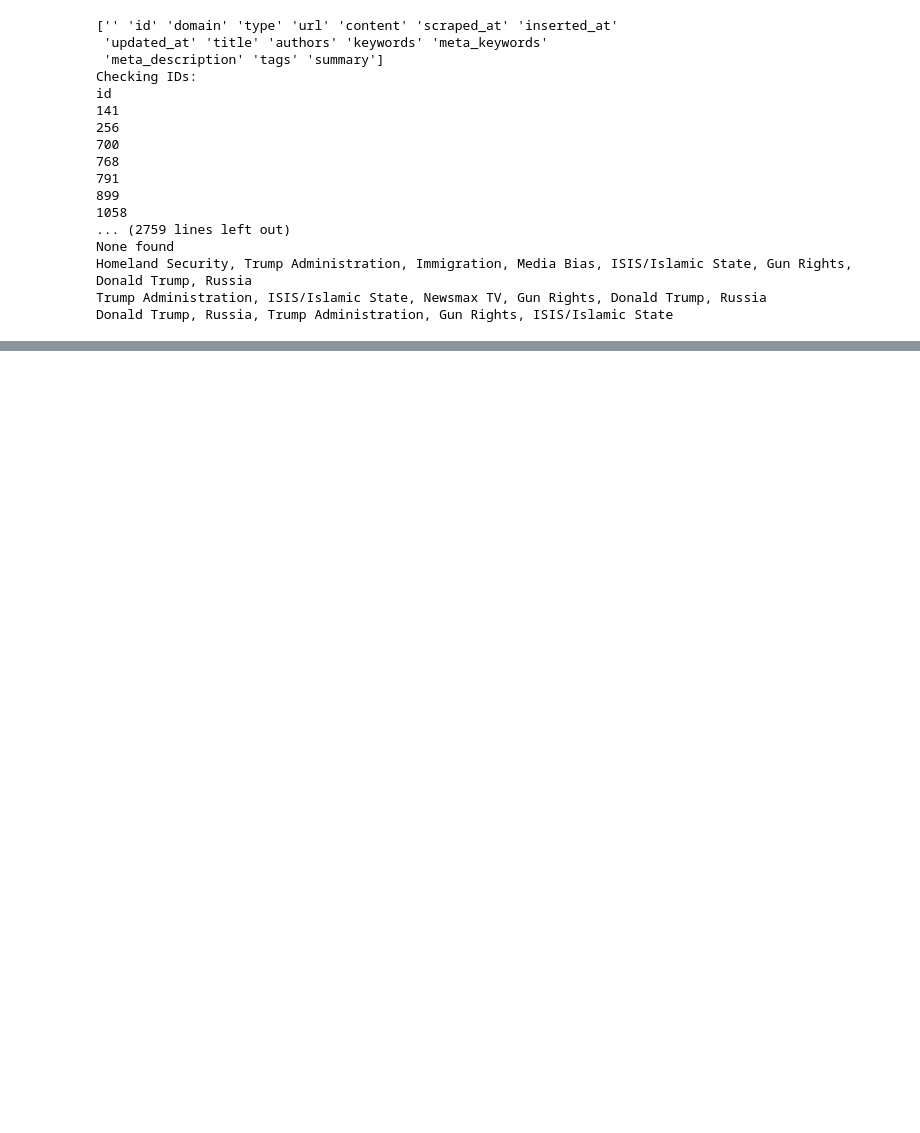
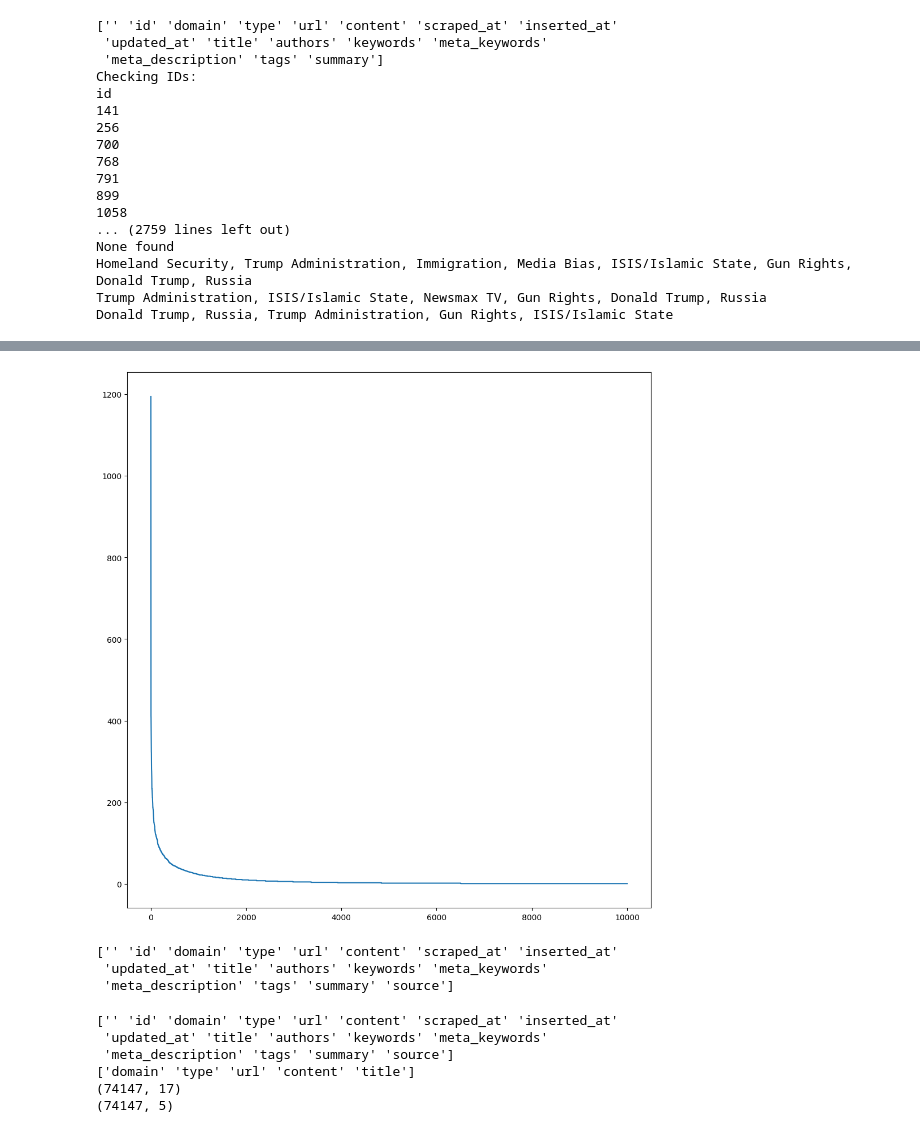
Before and after one commit to august019/FakeNewsDS, a Jupyter notebook: FakeNewsProject.ipynb, the cells around one changed output, grey strips where cells are left out. Saved outputs shown, nothing was run; the diff lists cells and outputs as text; code cells hidden in the pictures; blank space fills up the shorter version.

```diff
--- a/FakeNewsProject.ipynb
+++ b/FakeNewsProject.ipynb
@@ -25,6 +25,8 @@ from nltk.stem.snowball import SnowballStemmer
 from nltk.lm import Vocabulary
 
 stop_words = set(stopwords.words("english"))
+
+stop_symbols = '.,()[]"":;^?/&$\'’”“!–''``%—_'
 
 stemmer = SnowballStemmer("english")
 
@@ -33,7 +35,7 @@ tokenized_words = nltk.word_tokenize(raw_text)
 tokenized_and_remove_stopwords = []
 
 for word in tokenized_words:
-    if (word not in stop_words):
+    if (word not in stop_words and word not in stop_symbols):
         tokenized_and_remove_stopwords.append(word)
 
 tokenized_removed_stopwords_and_stemmed = [stemmer.stem(word) for word in tokenized_and_remove_stopwords]
@@ -159,0 +256,7 @@ Donald Trump, Russia, Trump Administration, Gun Rights, ISIS/Islamic State
+# %%
+plt.rcParams["figure.figsize"] = [10.0, 10.0]
+plt.rcParams["figure.autolayout"] = True
+plt.plot(trimmed_x,trimmed_y)
+plt.savefig("10000_most_common_trimmed.png")
+# %% [output]
+[figure, added]
@@ -159,0 +277,36 @@ Donald Trump, Russia, Trump Administration, Gun Rights, ISIS/Islamic State
+# %%
+file = open("data_post_split_00.csv")
+reader = csv.reader(file)
+
+text = []
+for row in reader:
+    text.append(row)
+
+
+
+data = pandas.DataFrame(text)
+array = data.to_numpy()
+
+file.close()
+
+print(array[0])
+# %% [output]
+['' 'id' 'domain' 'type' 'url' 'content' 'scraped_at' 'inserted_at'
+ 'updated_at' 'title' 'authors' 'keywords' 'meta_keywords'
+ 'meta_description' 'tags' 'summary' 'source']
+# %%
+print(array[0])
+
+test_array = np.delete(array, [0, 1, 6, 7, 8, 10, 11, 12, 13, 14, 15, 16], 1)
+
+print (test_array[0])
+
+print(array.shape)
+print(test_array.shape)
+# %% [output]
+['' 'id' 'domain' 'type' 'url' 'content' 'scraped_at' 'inserted_at'
+ 'updated_at' 'title' 'authors' 'keywords' 'meta_keywords'
+ 'meta_description' 'tags' 'summary' 'source']
+['domain' 'type' 'url' 'content' 'title']
+(74147, 17)
+(74147, 5)
```
Also changed, not shown: parts of 16 cells of this notebook, 2 other files.
